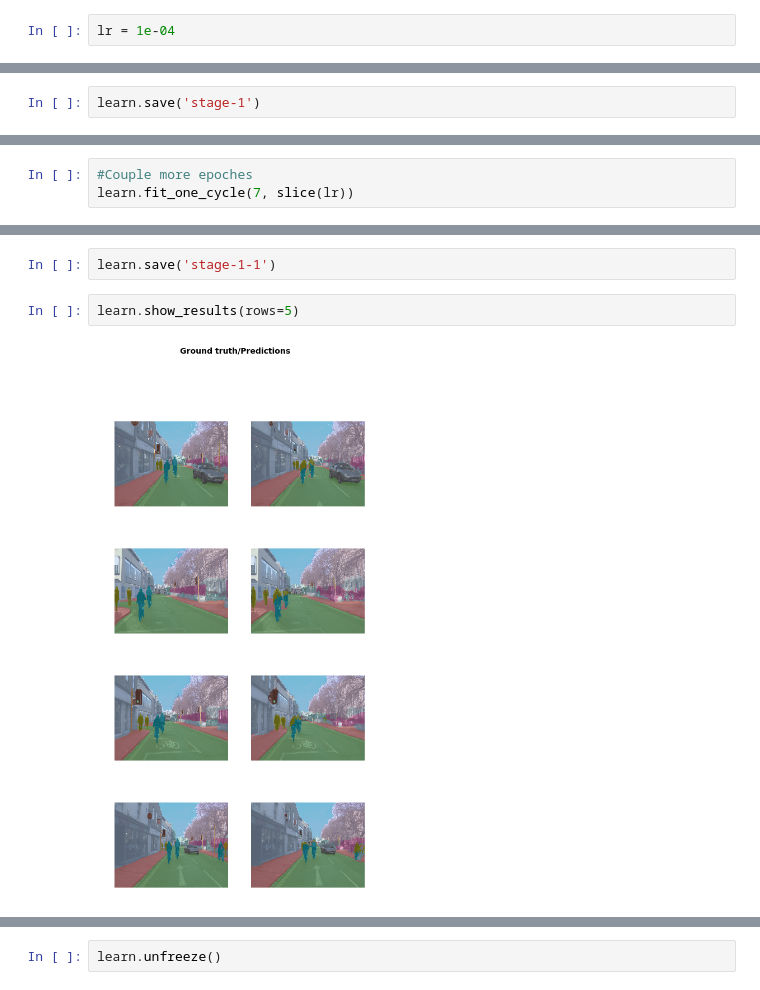
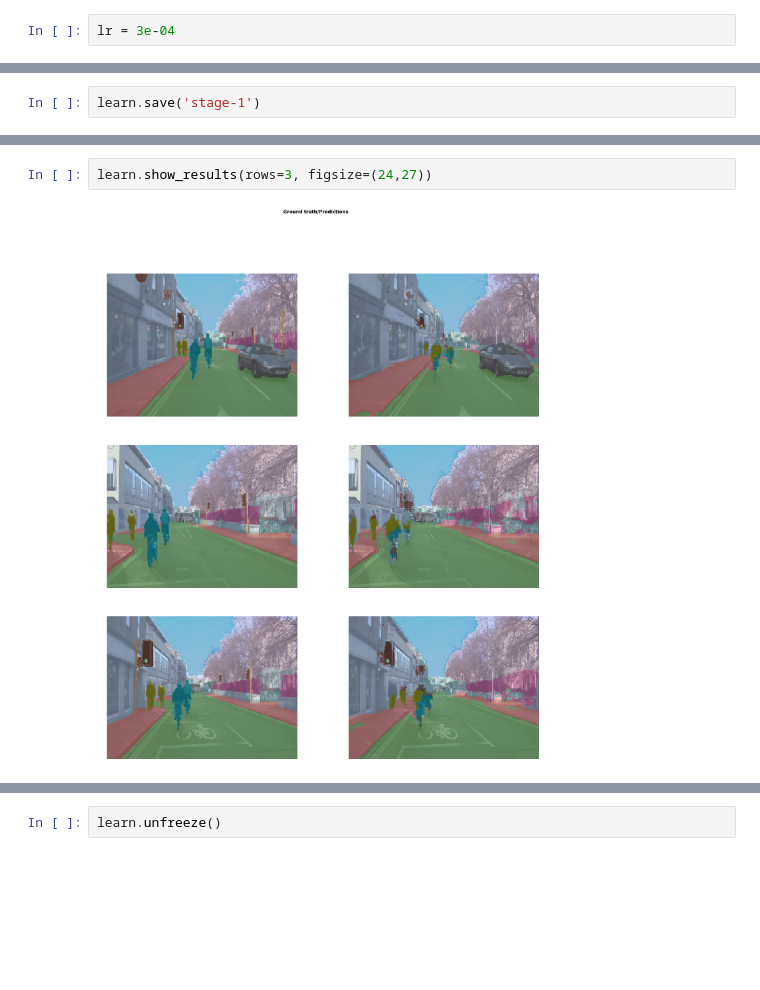
Before and after one commit to thanhluan001/fast-ai-nbs, a Jupyter notebook: 3 - Camvid Segmentation.ipynb, the cells around one changed output, grey strips where cells are left out. Saved outputs shown, nothing was run; the diff lists cells and outputs as text; blank space fills up the shorter version.

```diff
--- a/3 - Camvid Segmentation.ipynb
+++ b/3 - Camvid Segmentation.ipynb
@@ -164,5 +163,5 @@ LR Finder is complete, type {learner_name}.recorder.plot() to see the graph.
 # %%
-lr = 1e-04
+lr = 3e-04
 # %%
 learn.fit_one_cycle(10, slice(lr), pct_start=0.9)
 # %% [output]
@@ -200,6 +199,3 @@ y: SegmentationLabelList (101 items)
   (60): MergeLayer()
   (61): Conv2d(99, 12, kernel_size=(1, 1), stride=(1, 1))
 )])
-# %%
-#Couple more epoches
-learn.fit_one_cycle(7, slice(lr))
@@ -216,6 +202,4 @@ Total time: 04:58
-# %%
-learn.save('stage-1-1')
 # %%
-learn.show_results(rows=5)
+learn.show_results(rows=3, figsize=(24,27))
 # %% [output]
-[figure, old version]
+[figure, new version]
```
Also changed, not shown: parts of 14 cells of this notebook.
